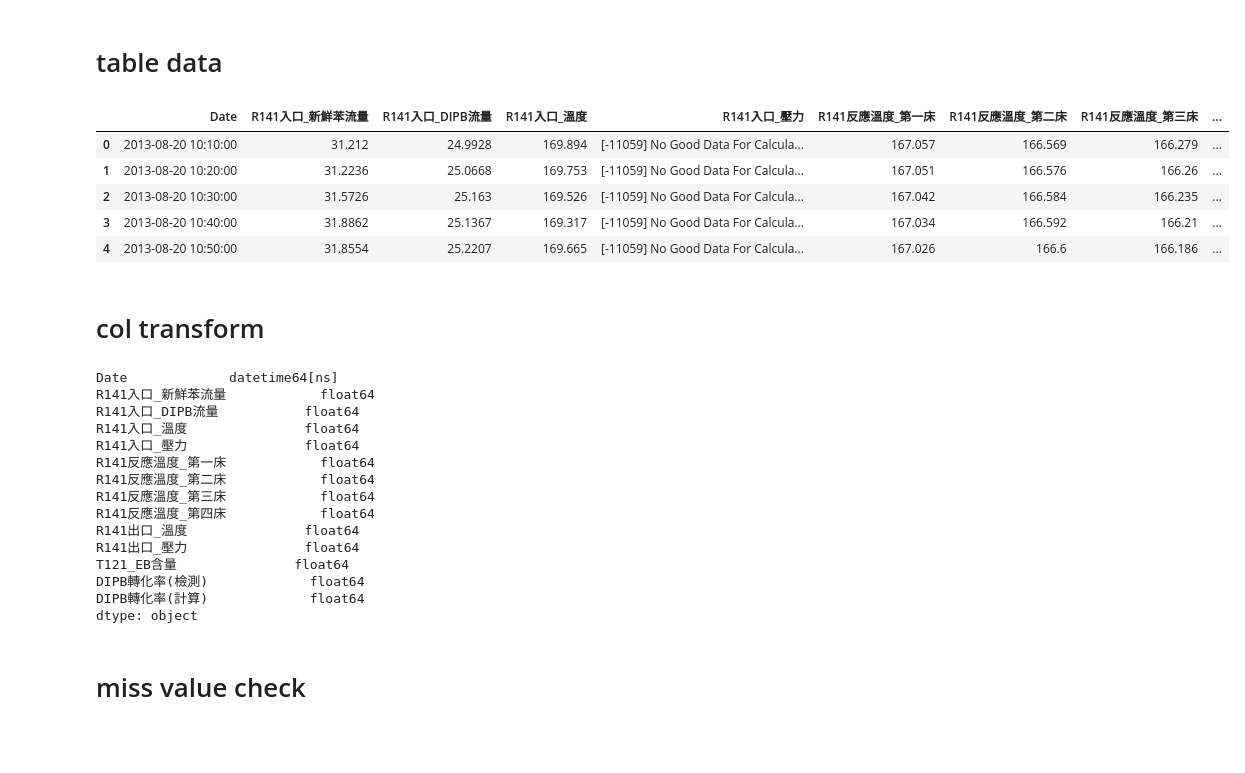
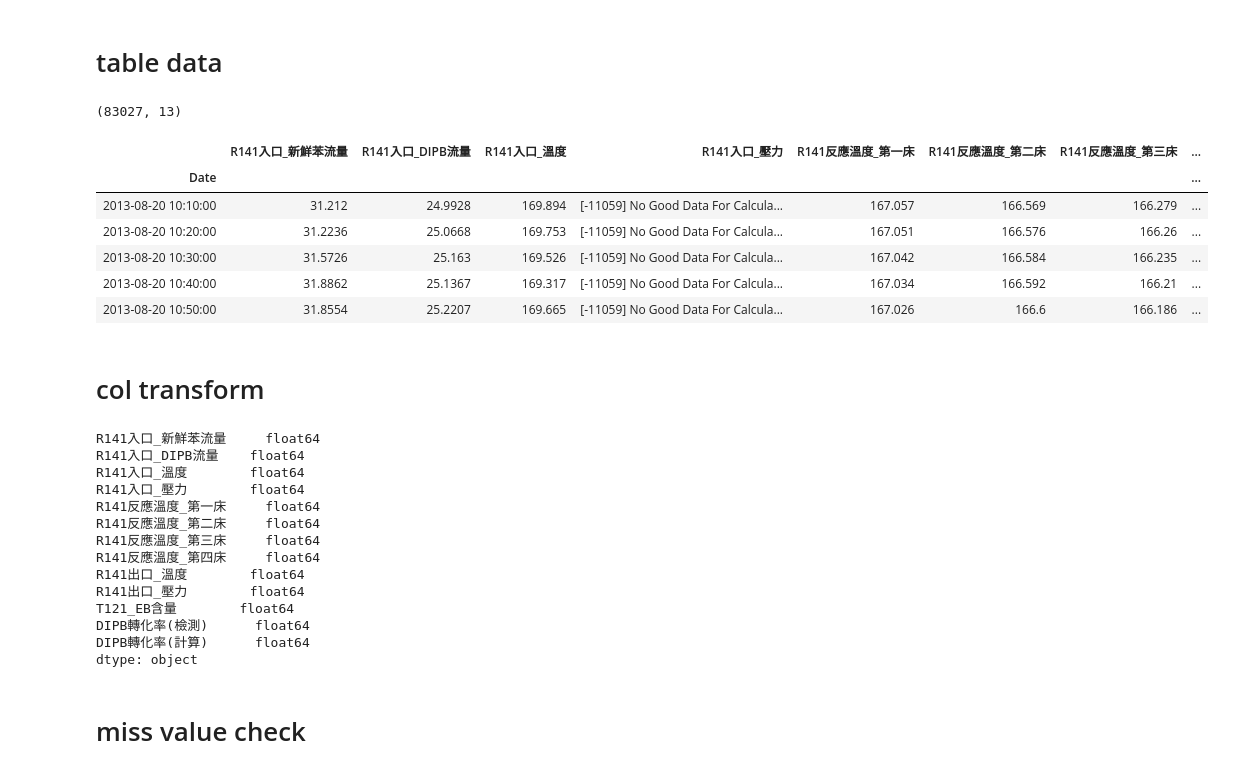
Before and after one commit to skywalker0803r/Chemistry-2, a Jupyter notebook: Chemistry_2.ipynb, the cells around one changed output. Saved outputs shown, nothing was run; the diff lists cells and outputs as text; code cells hidden in the pictures; blank space fills up the shorter version.

```diff
--- a/Chemistry_2.ipynb
+++ b/Chemistry_2.ipynb
@@ -12,7 +19,7 @@ Drive already mounted at /content/drive; to attempt to forcibly remount, call dr
 # %% [markdown]
 # load raw data
 # %%
-df = pd.read_excel('/content/drive/My Drive/台化二部/data/操作與品管數據(20200102提供).xlsx')
+df = pd.read_excel('./操作與品管數據(20200102提供).xlsx')
 df.head()
 # %% [output]
 |  | Unnamed: 0 | R141入口 | Unnamed: 2 | Unnamed: 3 | Unnamed: 4 | R141反應溫度 | Unnamed: 6 | Unnamed: 7 | Unnamed: 8 | ... |
@@ -26,18 +33,22 @@ df.head()
 # %%
 cols = ['Date','R141入口_新鮮苯流量','R141入口_DIPB流量','R141入口_溫度','R141入口_壓力',
         'R141反應溫度_第一床','R141反應溫度_第二床','R141反應溫度_第三床','R141反應溫度_第四床',
         'R141出口_溫度','R141出口_壓力','T121_EB含量','DIPB轉化率(檢測)','DIPB轉化率(計算)']
 values = df.iloc[2:,:]
 values
 new_df = pd.DataFrame(values.values,columns=cols)
+new_df = new_df.set_index('Date')
+print(new_df.shape)
 new_df.head()
 # %% [output]
+(83027, 13)
-|  | Date | R141入口_新鮮苯流量 | R141入口_DIPB流量 | R141入口_溫度 | R141入口_壓力 | R141反應溫度_第一床 | R141反應溫度_第二床 | R141反應溫度_第三床 | ... |
-| 0 | 2013-08-20 10:10:00 | 31.212 | 24.9928 | 169.894 | [-11059] No Good Data For Calcula... | 167.057 | 166.569 | 166.279 | ... |
-| 1 | 2013-08-20 10:20:00 | 31.2236 | 25.0668 | 169.753 | [-11059] No Good Data For Calcula... | 167.051 | 166.576 | 166.26 | ... |
-| 2 | 2013-08-20 10:30:00 | 31.5726 | 25.163 | 169.526 | [-11059] No Good Data For Calcula... | 167.042 | 166.584 | 166.235 | ... |
-| 3 | 2013-08-20 10:40:00 | 31.8862 | 25.1367 | 169.317 | [-11059] No Good Data For Calcula... | 167.034 | 166.592 | 166.21 | ... |
-| 4 | 2013-08-20 10:50:00 | 31.8554 | 25.2207 | 169.665 | [-11059] No Good Data For Calcula... | 167.026 | 166.6 | 166.186 | ... |
+|  | R141入口_新鮮苯流量 | R141入口_DIPB流量 | R141入口_溫度 | R141入口_壓力 | R141反應溫度_第一床 | R141反應溫度_第二床 | R141反應溫度_第三床 | ... |
+| Date |  |  |  |  |  |  |  | ... |
+| 2013-08-20 10:10:00 | 31.212 | 24.9928 | 169.894 | [-11059] No Good Data For Calcula... | 167.057 | 166.569 | 166.279 | ... |
+| 2013-08-20 10:20:00 | 31.2236 | 25.0668 | 169.753 | [-11059] No Good Data For Calcula... | 167.051 | 166.576 | 166.26 | ... |
+| 2013-08-20 10:30:00 | 31.5726 | 25.163 | 169.526 | [-11059] No Good Data For Calcula... | 167.042 | 166.584 | 166.235 | ... |
+| 2013-08-20 10:40:00 | 31.8862 | 25.1367 | 169.317 | [-11059] No Good Data For Calcula... | 167.034 | 166.592 | 166.21 | ... |
+| 2013-08-20 10:50:00 | 31.8554 | 25.2207 | 169.665 | [-11059] No Good Data For Calcula... | 167.026 | 166.6 | 166.186 | ... |
 # %% [markdown]
 # col transform
 # %%
@@ -47,18 +58,17 @@ for i in new_df.columns.tolist()[1:]:
   new_df[i] = pd.to_numeric(new_df[i])
 new_df.dtypes
 # %% [output]
-Date             datetime64[ns]
-R141入口_新鮮苯流量            float64
-R141入口_DIPB流量           float64
-R141入口_溫度               float64
-R141入口_壓力               float64
-R141反應溫度_第一床            float64
-R141反應溫度_第二床            float64
-R141反應溫度_第三床            float64
-R141反應溫度_第四床            float64
-R141出口_溫度               float64
-R141出口_壓力               float64
-T121_EB含量               float64
-DIPB轉化率(檢測)             float64
-DIPB轉化率(計算)             float64
+R141入口_新鮮苯流量     float64
+R141入口_DIPB流量    float64
+R141入口_溫度        float64
+R141入口_壓力        float64
+R141反應溫度_第一床     float64
+R141反應溫度_第二床     float64
+R141反應溫度_第三床     float64
+R141反應溫度_第四床     float64
+R141出口_溫度        float64
+R141出口_壓力        float64
+T121_EB含量        float64
+DIPB轉化率(檢測)      float64
+DIPB轉化率(計算)      float64
 dtype: object
```
Also changed, not shown: parts of 23 cells of this notebook.
